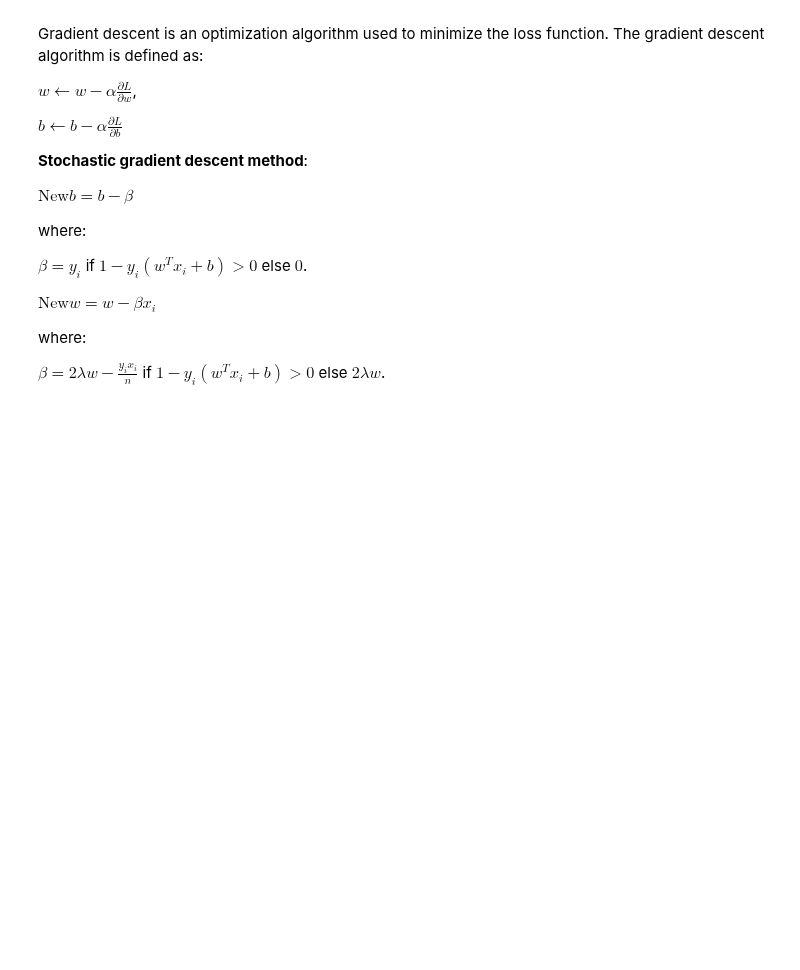
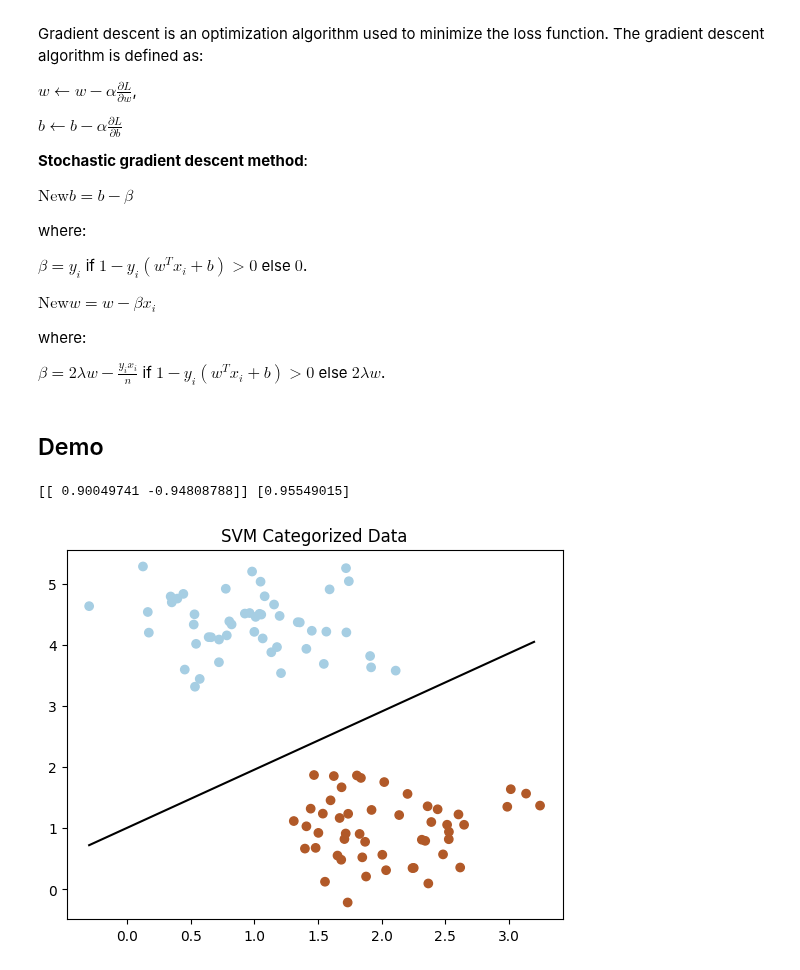
Before and after one commit to punitarani/MAT-494, a Jupyter notebook: 3.5-6 K-Means and SVM.ipynb, the cells around one changed output. Drawn from its saved outputs; the diff is of its cells as text; code cells hidden in the pictures; blank space fills up the shorter version.

Commit message:
Add SVM Demo

```diff
--- a/3.5-6 K-Means and SVM.ipynb
+++ b/3.5-6 K-Means and SVM.ipynb
@@ -216,3 +216,5 @@ where:
 $\beta = 2 \lambda w - \frac{y_i x_i}{n}$
 if $1 - y_i (w^T x_i + b) > 0$
 else $2 \lambda w$.
+# %% [markdown]
+## Demo
@@ -218,0 +223,20 @@ else $2 \lambda w$.
+# %%
+clf = LinearSVC()
+clf.fit(X, y)
+
+print(clf.coef_, clf.intercept_)
+# %% [output]
+[[ 0.90049741 -0.94808788]] [0.95549015]
+# %%
+plt.figure()
+plt.scatter(X[:, 0], X[:, 1], c=y, cmap=plt.cm.Paired)
+
+# Plot hyperplane
+x = np.arange(min(X[:, 0]), max(X[:, 0]), 0.1)
+y = -(clf.coef_[0][0] * x + clf.intercept_[0]) / clf.coef_[0][1]
+plt.plot(x, y, color='k')
+
+plt.title("SVM Categorized Data")
+plt.show()
+# %% [output]
+[figure, added]
```
Also changed, not shown: parts of 2 cells of this notebook.
